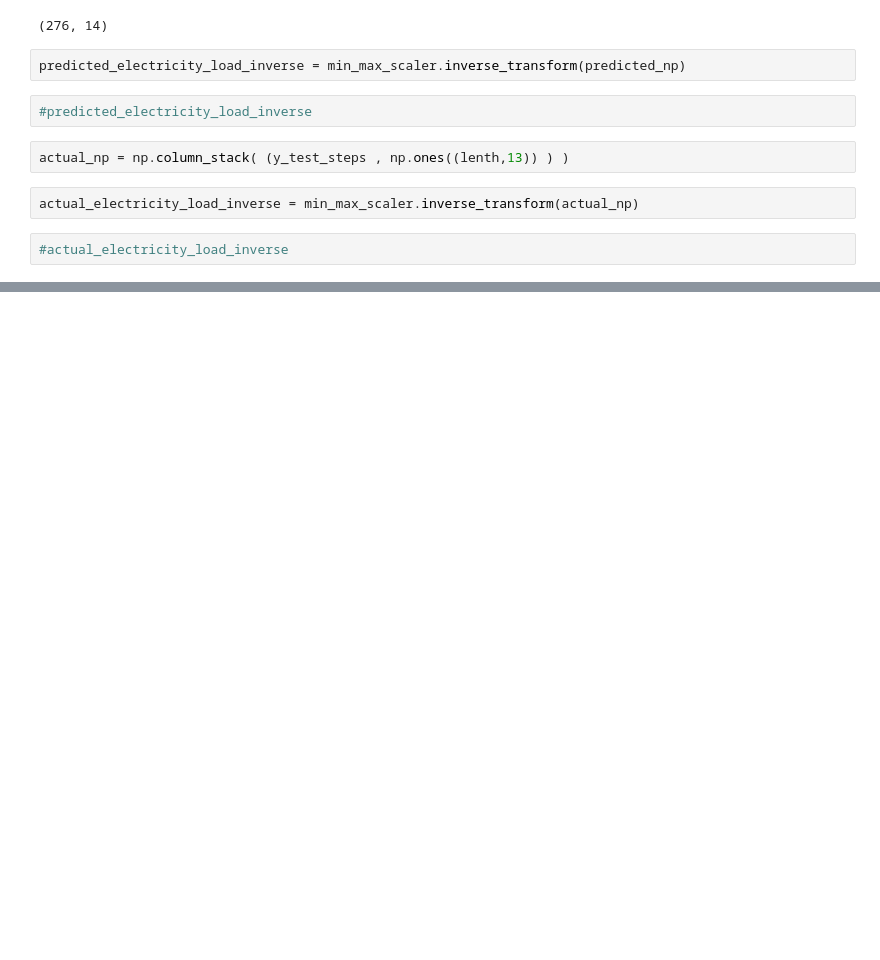
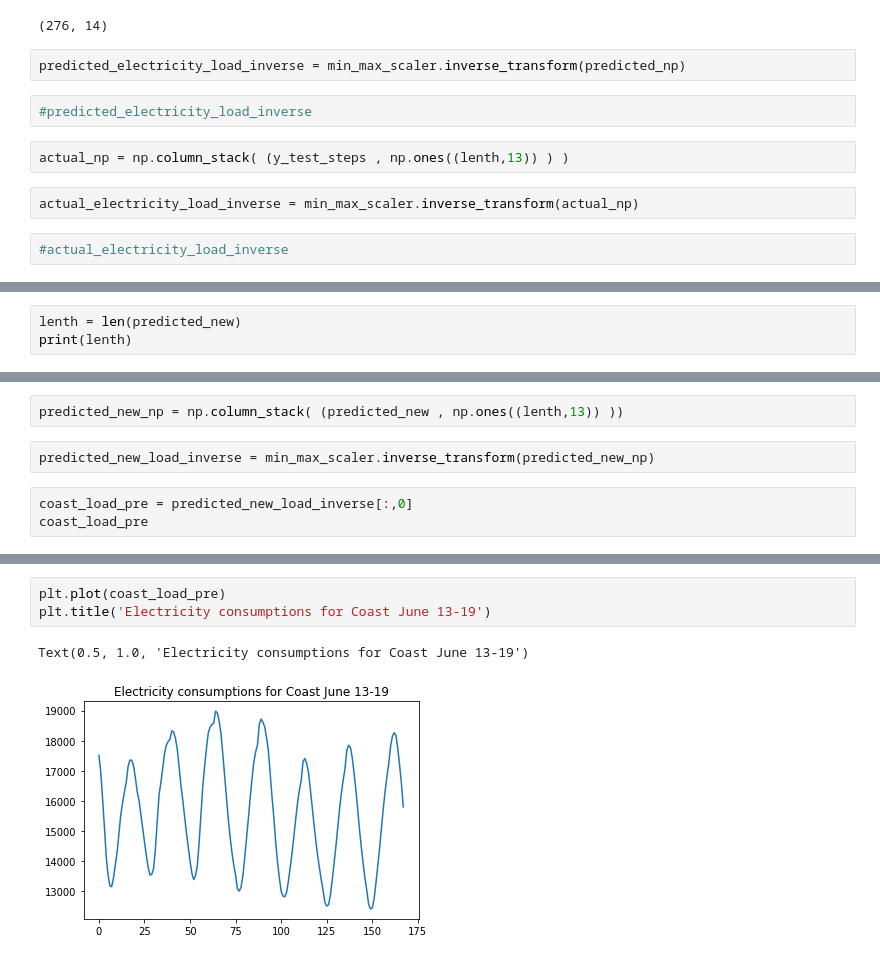
Before and after one commit to pouyashojaei/datathon-code, a Jupyter notebook: Coast_Forecasting_Yue.ipynb, the cells around one changed output, grey strips where cells are left out. Cells and saved outputs as stored; diff of their text form; blank space fills up the shorter version.

```diff
--- a/Coast_Forecasting_Yue.ipynb
+++ b/Coast_Forecasting_Yue.ipynb
@@ -246,0 +328,3 @@ plt.show()
+# %%
+lenth = len(predicted_new)
+print(lenth)
@@ -246,0 +333,7 @@ plt.show()
+# %%
+predicted_new_np = np.column_stack( (predicted_new , np.ones((lenth,13)) ))
+# %%
+predicted_new_load_inverse = min_max_scaler.inverse_transform(predicted_new_np)
+# %%
+coast_load_pre = predicted_new_load_inverse[:,0]
+coast_load_pre
@@ -246,0 +358,6 @@ plt.show()
+# %%
+plt.plot(coast_load_pre)
+plt.title('Electricity consumptions for Coast June 13-19')
+# %% [output]
+Text(0.5, 1.0, 'Electricity consumptions for Coast June 13-19')
+[figure, added]
```
Also changed, not shown: parts of 22 cells of this notebook.
